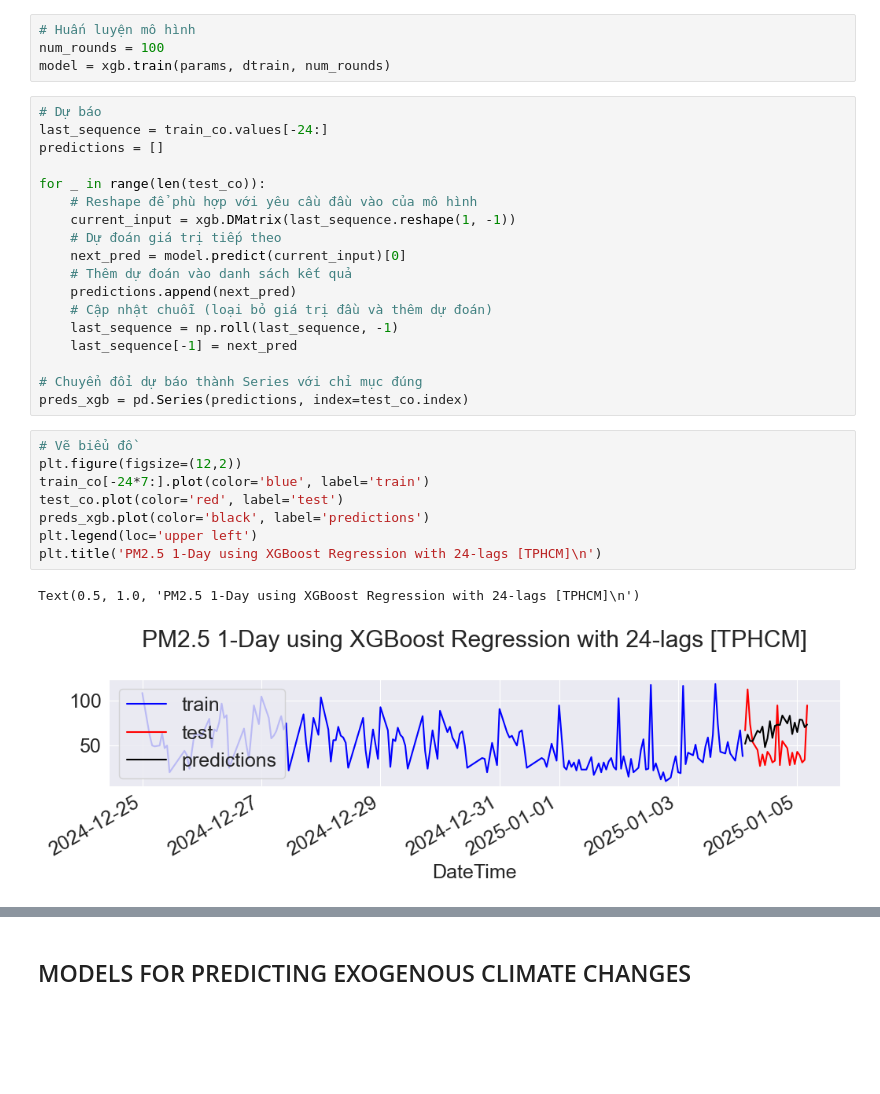
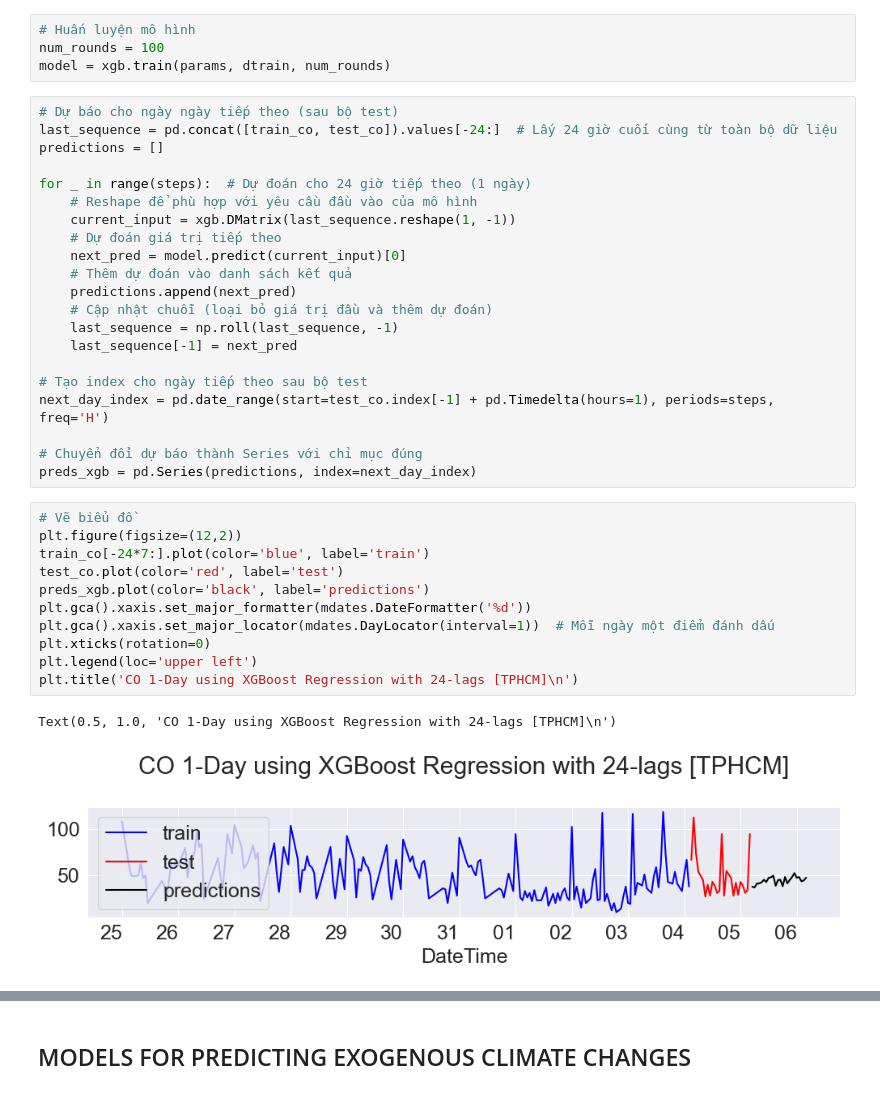
Before and after one commit to ThojTran/PPNC---Comparing-Machine-Learning-Models-for-AQI-Prediction-in-HCMC, a Jupyter notebook: PPNC-CO.ipynb, the cells around one changed output, grey strips where cells are left out. Saved outputs shown, nothing was run; the diff lists cells and outputs as text; blank space fills up the shorter version.

```diff
--- a/PPNC-CO.ipynb
+++ b/PPNC-CO.ipynb
@@ -509,11 +547,11 @@ params = {
 num_rounds = 100
 model = xgb.train(params, dtrain, num_rounds)
 # %%
-# Dự báo
-last_sequence = train_co.values[-24:]
+# Dự báo cho ngày ngày tiếp theo (sau bộ test)
+last_sequence = pd.concat([train_co, test_co]).values[-24:]  # Lấy 24 giờ cuối cùng từ toàn bộ dữ liệu
 predictions = []
 
-for _ in range(len(test_co)):
+for _ in range(steps):  # Dự đoán cho 24 giờ tiếp theo (1 ngày)
     # Reshape để phù hợp với yêu cầu đầu vào của mô hình
     current_input = xgb.DMatrix(last_sequence.reshape(1, -1))
     # Dự đoán giá trị tiếp theo
@@ -524,16 +562,22 @@ for _ in range(len(test_co)):
     last_sequence = np.roll(last_sequence, -1)
     last_sequence[-1] = next_pred
 
+# Tạo index cho ngày tiếp theo sau bộ test
+next_day_index = pd.date_range(start=test_co.index[-1] + pd.Timedelta(hours=1), periods=steps, freq='H')
+
 # Chuyển đổi dự báo thành Series với chỉ mục đúng
-preds_xgb = pd.Series(predictions, index=test_co.index)
+preds_xgb = pd.Series(predictions, index=next_day_index)
 # %%
 # Vẽ biểu đồ
 plt.figure(figsize=(12,2))
 train_co[-24*7:].plot(color='blue', label='train')
 test_co.plot(color='red', label='test')
 preds_xgb.plot(color='black', label='predictions')
+plt.gca().xaxis.set_major_formatter(mdates.DateFormatter('%d'))
+plt.gca().xaxis.set_major_locator(mdates.DayLocator(interval=1))  # Mỗi ngày một điểm đánh dấu
+plt.xticks(rotation=0)
 plt.legend(loc='upper left')
-plt.title('PM2.5 1-Day using XGBoost Regression with 24-lags [TPHCM]\n')
+plt.title('CO 1-Day using XGBoost Regression with 24-lags [TPHCM]\n')
 # %% [output]
-Text(0.5, 1.0, 'PM2.5 1-Day using XGBoost Regression with 24-lags [TPHCM]\n')
+Text(0.5, 1.0, 'CO 1-Day using XGBoost Regression with 24-lags [TPHCM]\n')
-[figure, old version]
+[figure, new version]
```
Also changed, not shown: parts of 16 cells of this notebook.
